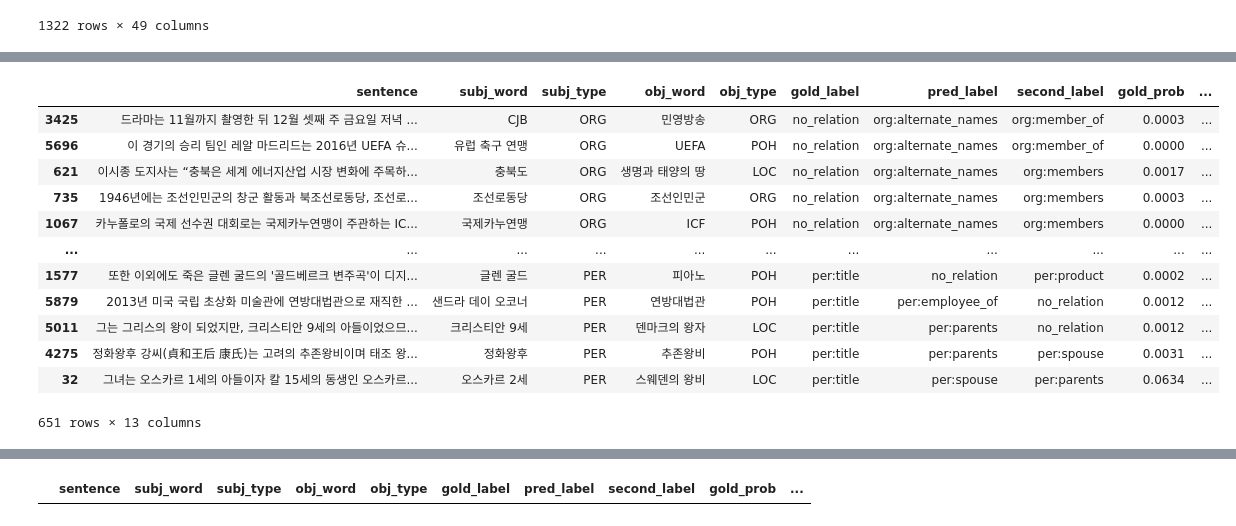
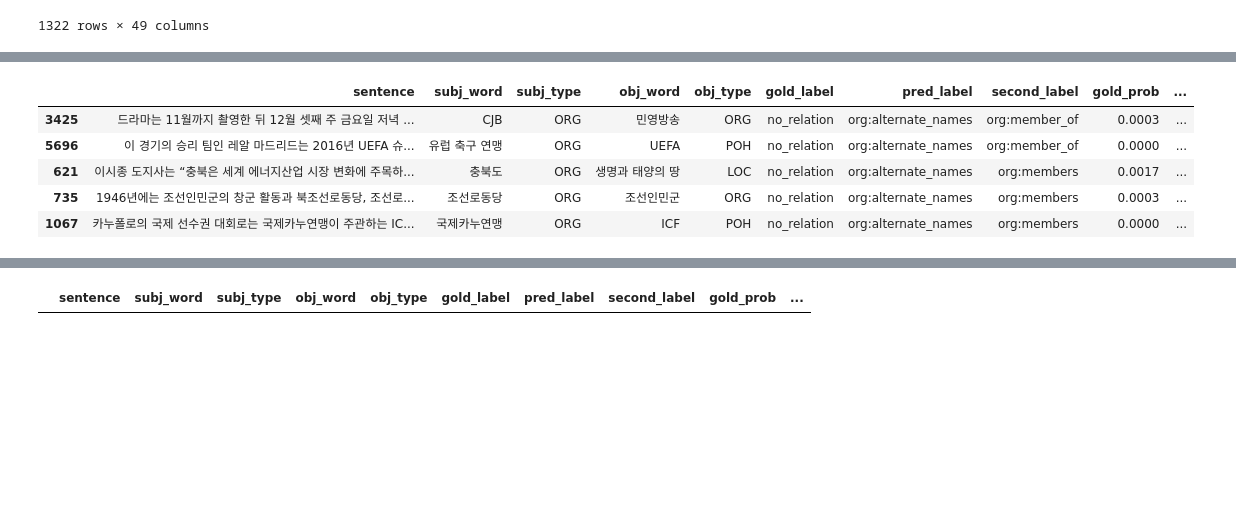
Before and after one commit to boostcampaitech4lv23nlp1/level2_klue_nlp-level2-nlp-07, a Jupyter notebook: notebooks/dev_prob.ipynb, the cells around one changed output, grey strips where cells are left out. Cells and saved outputs as stored; diff of their text form; code cells hidden in the pictures; blank space fills up the shorter version.

```diff
--- a/notebooks/dev_prob.ipynb
+++ b/notebooks/dev_prob.ipynb
@@ -450,19 +445,12 @@ no_match = no_match.sort_values(by=['gold_label','pred_label','second_label'])
 # %%
 # no_match.to_csv('/opt/ml/code/prediction/no_match.csv')
 # %%
-no_match[no_match['prob_diff']!=no_match['prse_diff']]
+no_match[no_match['prob_diff']!=no_match['prse_diff']].head(5)
 # %% [output]
 |  | sentence | subj_word | subj_type | obj_word | obj_type | gold_label | pred_label | second_label | gold_prob | ... |
 | 3425 | 드라마는 11월까지 촬영한 뒤 12월 셋째 주 금요일 저녁 ... | CJB | ORG | 민영방송 | ORG | no_relation | org:alternate_names | org:member_of | 0.0003 | ... |
 | 5696 | 이 경기의 승리 팀인 레알 마드리드는 2016년 UEFA 슈... | 유럽 축구 연맹 | ORG | UEFA | POH | no_relation | org:alternate_names | org:member_of | 0.0000 | ... |
 | 621 | 이시종 도지사는 “충북은 세계 에너지산업 시장 변화에 주목하... | 충북도 | ORG | 생명과 태양의 땅 | LOC | no_relation | org:alternate_names | org:members | 0.0017 | ... |
 | 735 | 1946년에는 조선인민군의 창군 활동과 북조선로동당, 조선로... | 조선로동당 | ORG | 조선인민군 | ORG | no_relation | org:alternate_names | org:members | 0.0003 | ... |
 | 1067 | 카누폴로의 국제 선수권 대회로는 국제카누연맹이 주관하는 IC... | 국제카누연맹 | ORG | ICF | POH | no_relation | org:alternate_names | org:members | 0.0000 | ... |
-| ... | ... | ... | ... | ... | ... | ... | ... | ... | ... | ... |
-| 1577 | 또한 이외에도 죽은 글렌 굴드의 '골드베르크 변주곡'이 디지... | 글렌 굴드 | PER | 피아노 | POH | per:title | no_relation | per:product | 0.0002 | ... |
-| 5879 | 2013년 미국 국립 초상화 미술관에 연방대법관으로 재직한 ... | 샌드라 데이 오코너 | PER | 연방대법관 | POH | per:title | per:employee_of | no_relation | 0.0012 | ... |
-| 5011 | 그는 그리스의 왕이 되었지만, 크리스티안 9세의 아들이었으므... | 크리스티안 9세 | PER | 덴마크의 왕자 | LOC | per:title | per:parents | no_relation | 0.0012 | ... |
-| 4275 | 정화왕후 강씨(貞和王后 康氏)는 고려의 추존왕비이며 태조 왕... | 정화왕후 | PER | 추존왕비 | POH | per:title | per:parents | per:spouse | 0.0031 | ... |
-| 32 | 그녀는 오스카르 1세의 아들이자 칼 15세의 동생인 오스카르... | 오스카르 2세 | PER | 스웨덴의 왕비 | LOC | per:title | per:spouse | per:parents | 0.0634 | ... |
-651 rows × 13 columns
 # %%
```
Also changed, not shown: parts of 25 cells of this notebook, 8 other files.
